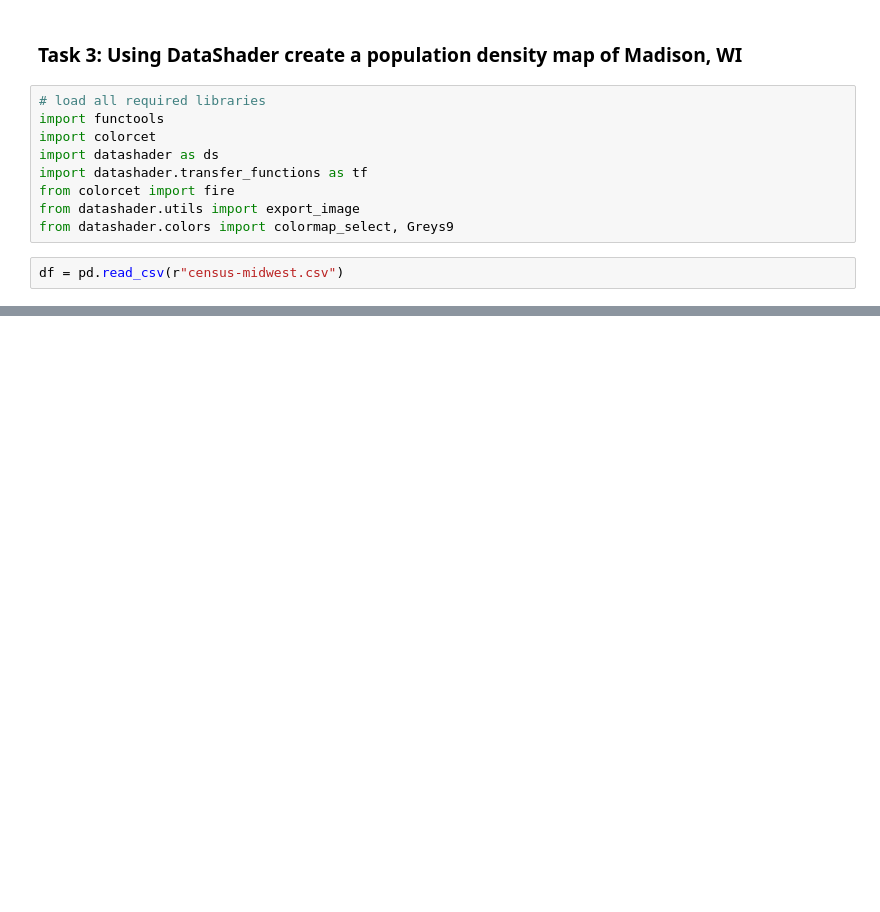
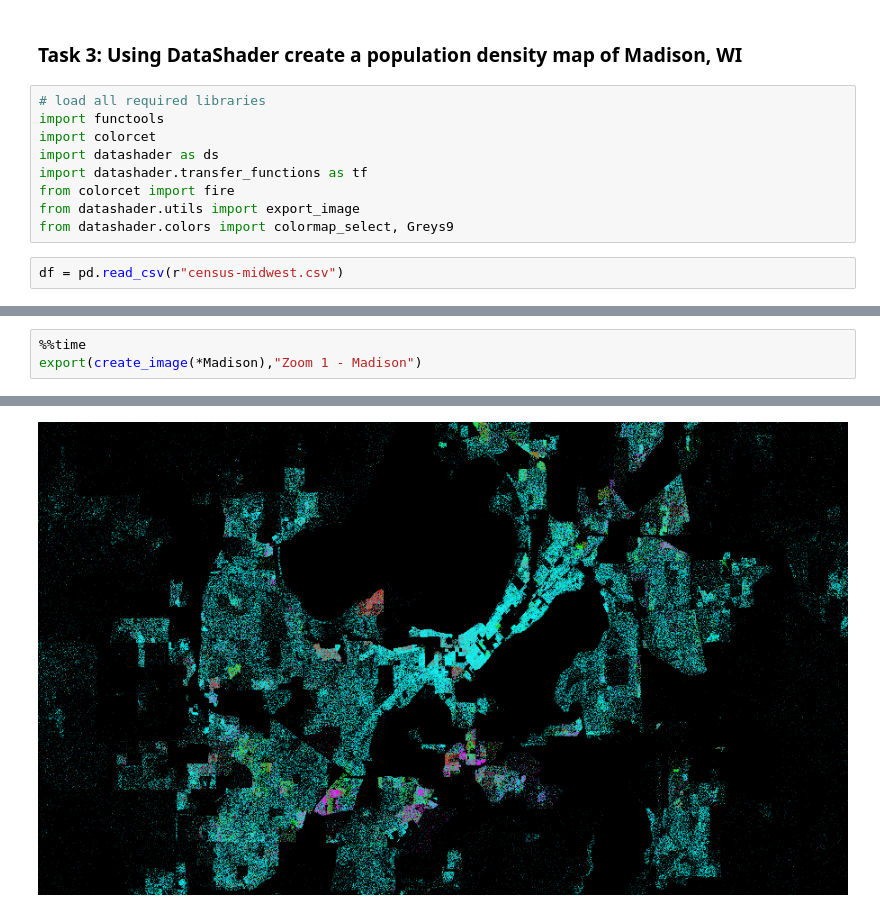
Before and after one commit to Sidrcs/Geospatial_BigData_Analytics, a Jupyter notebook: BigdataVisualization/BigDataViz_Sid.ipynb, the cells around one changed output, grey strips where cells are left out. Drawn from its saved outputs; the diff is of its cells as text; blank space fills up the shorter version.

```diff
--- a/BigdataVisualization/BigDataViz_Sid.ipynb
+++ b/BigdataVisualization/BigDataViz_Sid.ipynb
@@ -260,0 +287,4 @@ export(tf.shade(agg, cmap=cm(viridis), how='eq_hist'),"census_viridis_eq_hist")
+# %%
+%%time
+export(create_image(*Madison),"Zoom 1 - Madison")
+# %% [output]
@@ -260,0 +293 @@ export(tf.shade(agg, cmap=cm(viridis), how='eq_hist'),"census_viridis_eq_hist")
+[figure, added]
```
Also changed, not shown: parts of 30 cells of this notebook, 3 other files.
